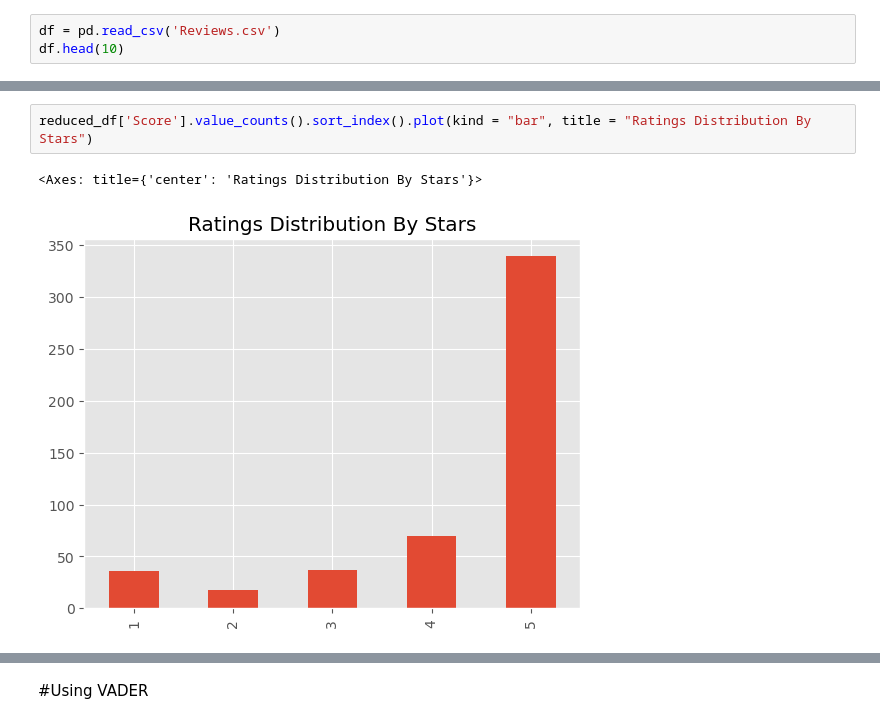
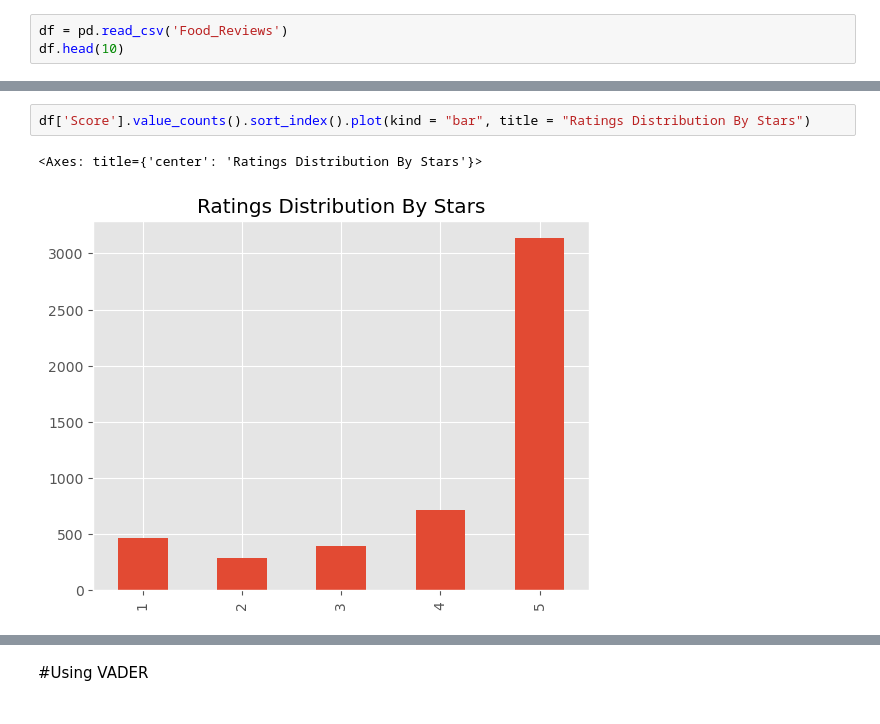
Before and after one commit to Ridwan778/Food-Review-Analysis-NLP, a Jupyter notebook: food_review_sentiment_analysis.ipynb, the cells around one changed output, grey strips where cells are left out. Cells and saved outputs as stored; diff of their text form.

```diff
--- a/food_review_sentiment_analysis.ipynb
+++ b/food_review_sentiment_analysis.ipynb
@@ -15,6 +31,6 @@ Requirement already satisfied: svgwrite in /Users/smridwanulhaque/anaconda3/lib/
 [nltk_data]     /Users/smridwanulhaque/nltk_data...
 [nltk_data]   Package vader_lexicon is already up-to-date!
 # %%
-df = pd.read_csv('Reviews.csv')
+df = pd.read_csv('Food_Reviews')
 df.head(10)
 # %% [output]
@@ -57,8 +48,8 @@ reduced_df
 # %%
-reduced_df['Score'].value_counts().sort_index().plot(kind = "bar", title = "Ratings Distribution By Stars")
+df['Score'].value_counts().sort_index().plot(kind = "bar", title = "Ratings Distribution By Stars")
 # %% [output]
 <Axes: title={'center': 'Ratings Distribution By Stars'}>
-[figure, old version]
+[figure, new version]
 # %%
 ex = df['Text'].values[50]
 tokens = nltk.word_tokenize(ex)
```
Also changed, not shown: parts of 38 cells of this notebook, 1 other file.
